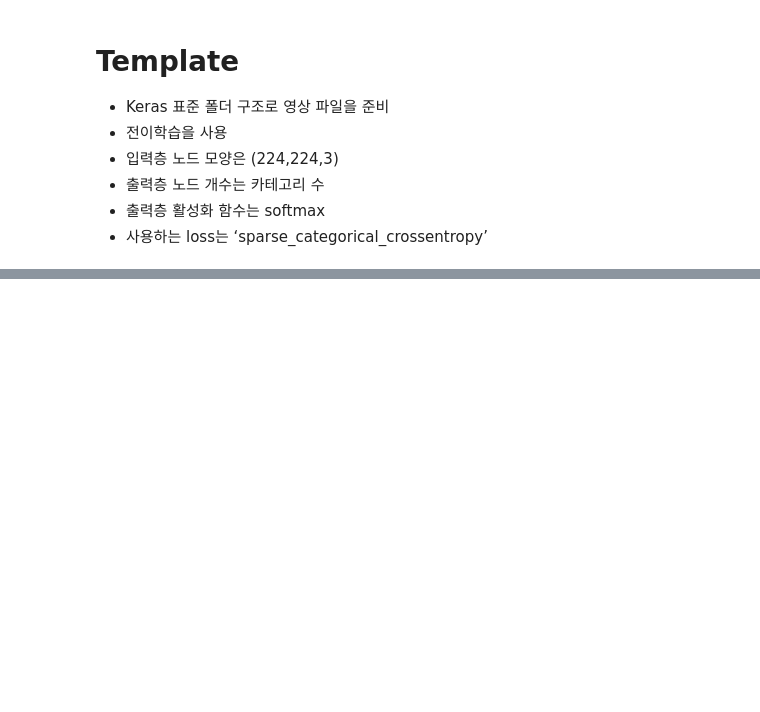
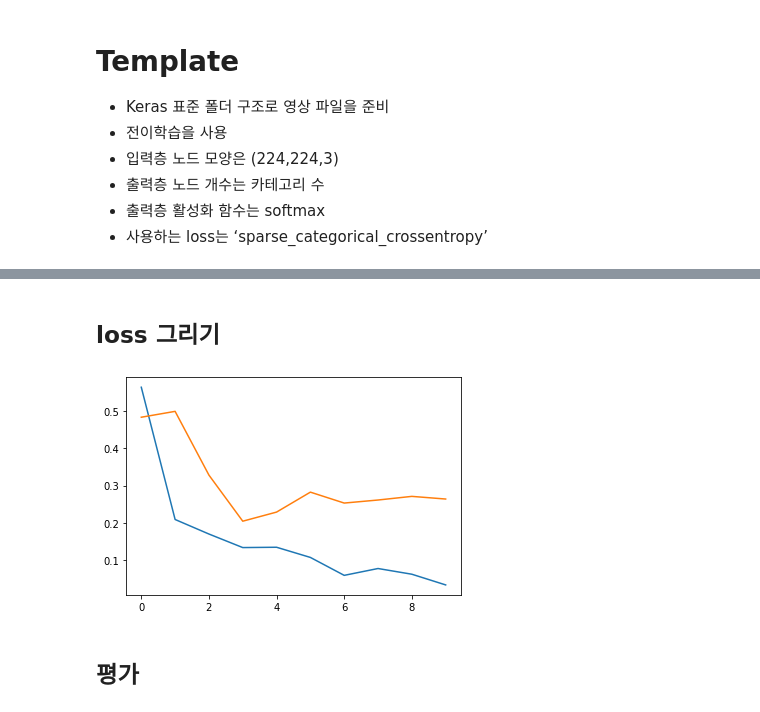
Before and after one commit to dhrim/keras_howto_2021, a Jupyter notebook: class7/template_image_data_transfer_learning_classification.ipynb, the cells around one changed output, grey strips where cells are left out. Saved outputs shown, nothing was run; the diff lists cells and outputs as text; code cells hidden in the pictures; blank space fills up the shorter version.

```diff
--- a/class7/template_image_data_transfer_learning_classification.ipynb
+++ b/class7/template_image_data_transfer_learning_classification.ipynb
@@ -216,0 +288,2 @@ predicted category name = n02086240-Shih-Tzu
+# %%
+BATCH_SIZE = 64
@@ -216,0 +292,14 @@ predicted category name = n02086240-Shih-Tzu
+# %%
+train_data_generator = ImageDataGenerator(
+      rotation_range=10,
+      width_shift_range=0.1,
+      height_shift_range=0.1,
+      horizontal_flip=True,
+      vertical_flip=False,
+      preprocessing_function=preprocessor
+).flow_from_directory(
+      "dogs_prepared/train", # 수정할 곳. 학습 데이터 폴더
+      target_size=(224,224),
+      batch_size=BATCH_SIZE,
+      class_mode='sparse'
+)
@@ -216,0 +310,9 @@ predicted category name = n02086240-Shih-Tzu
+# %%
+test_data_generator = ImageDataGenerator(
+      preprocessing_function=preprocessor
+).flow_from_directory(
+      "dogs_prepared/test", # 수정할 곳. 평가 데이터 폴더
+      target_size=(224,224),
+      batch_size=BATCH_SIZE,
+      class_mode='sparse'
+)
@@ -216,0 +323,6 @@ predicted category name = n02086240-Shih-Tzu
+# %%
+history = model.fit(
+      train_data_generator,
+      validation_data=test_data_generator,
+      epochs=10
+)
@@ -216,0 +350,10 @@ predicted category name = n02086240-Shih-Tzu
+# %% [markdown]
+## loss  그리기
+# %%
+plt.plot(history.history['loss'])
+plt.plot(history.history['val_loss'])
+plt.show()
+# %% [output]
+[figure, added]
+# %% [markdown]
+## 평가
```
Also changed, not shown: parts of 26 cells of this notebook.
